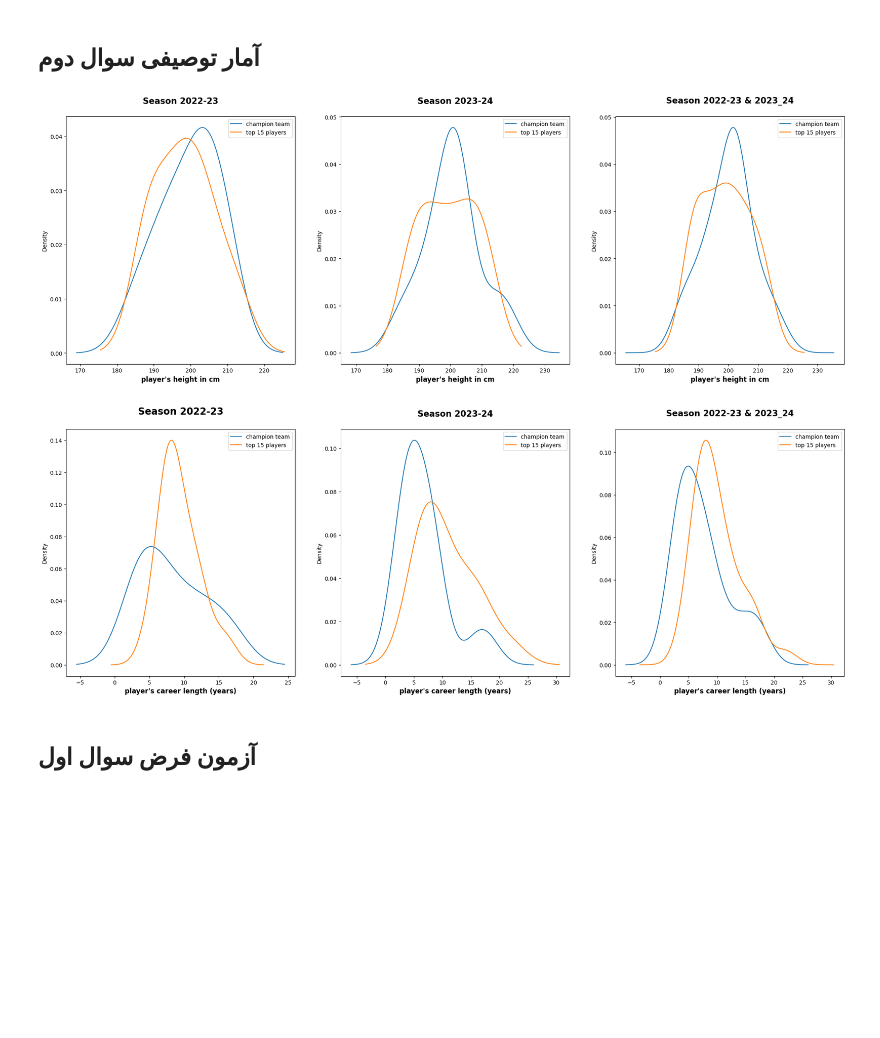
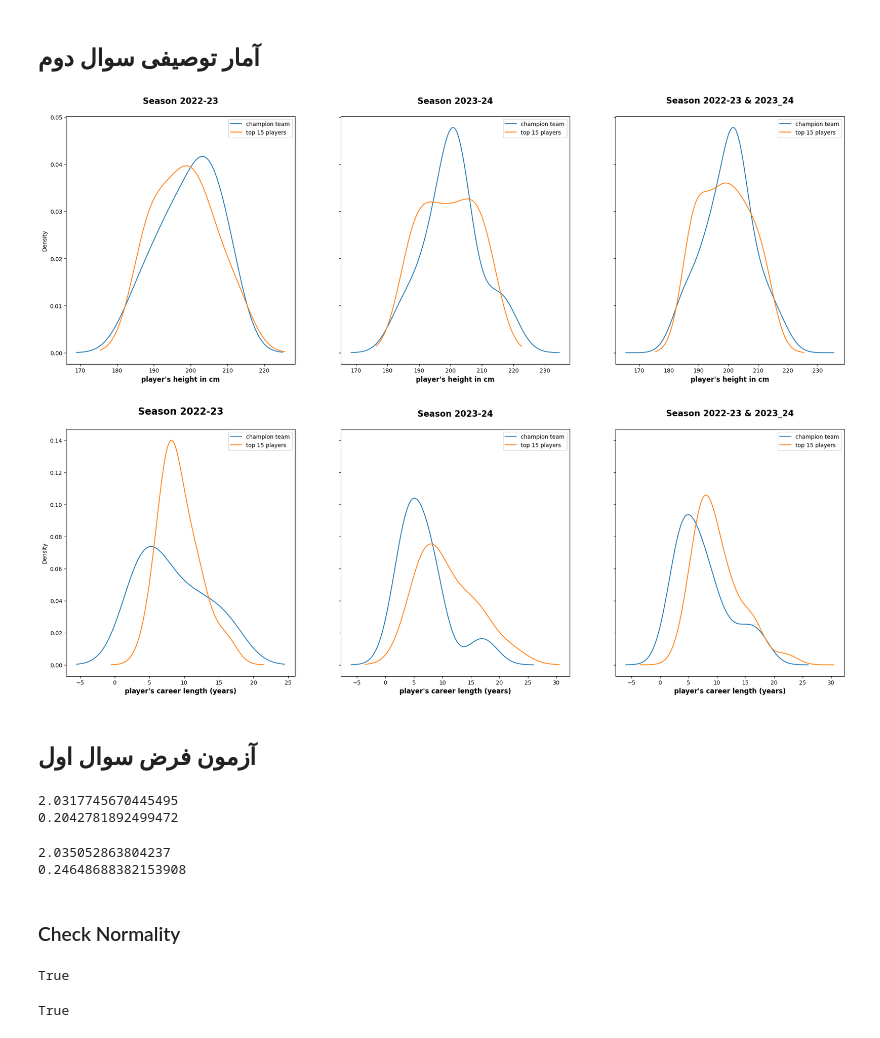
Before and after one commit to tajaddini/basketball-reference, a Jupyter notebook: notebooks/g1_sepideh.ipynb, the cells around one changed output. Drawn from its saved outputs; the diff is of its cells as text; code cells hidden in the pictures; blank space fills up the shorter version.

```diff
--- a/notebooks/g1_sepideh.ipynb
+++ b/notebooks/g1_sepideh.ipynb
@@ -65,7 +67,7 @@ top15_2023_24 = pd.read_sql('''
 top15_2022_24 = pd.concat([top15_2022_23, top15_2023_24], ignore_index=True)
 # top15_2022_24
 # %%
-fig, axes = plt.subplots(1, 3, figsize = (25,8))
+fig, axes = plt.subplots(1, 3, figsize = (25,8), sharey=True)
 
 champ2022_23['height'].plot(kind='kde', ax=axes[0], label='champion team')
 top15_2022_23['height'].plot(kind='kde',ax=axes[0], label='top 15 players')
@@ -89,35 +91,37 @@ axes[2].set_xlabel('player\'s height in cm', fontweight='bold', fontsize= 12)
 for ax in axes:
     ax.legend()
 # %% [output]
-[figure, old version]
+[figure, new version]
 # %%
-fig, axes = plt.subplots(1, 3, figsize = (25,8))
+
+fig, axes = plt.subplots(1, 3, figsize = (25,8), sharey=True)
 
 champ2022_23['career_length'].plot(kind='kde', ax=axes[0], label='champion team')
 top15_2022_23['career_length'].plot(kind='kde',ax=axes[0], label='top 15 players')
 
 champ2023_24['career_length'].plot(kind='kde', ax=axes[1], label='champion team')
 top15_2023_24['career_length'].plot(kind='kde',ax=axes[1], label='top 15 players')
 
 champ2022_24['career_length'].plot(kind='kde', ax=axes[2], label='champion team')
 top15_2022_24['career_length'].plot(kind='kde',ax=axes[2], label='top 15 players')
 
 
 
 axes[0].set_title('Season 2022-23\n', fontweight='bold', fontsize=17)
 axes[0].set_xlabel('player\'s career length (years)', fontweight='bold', fontsize= 12)
 axes[1].set_title('Season 2023-24\n', fontweight='bold', fontsize=15)
 axes[1].set_xlabel('player\'s career length (years)', fontweight='bold', fontsize= 12)
 axes[2].set_title('Season 2022-23 & 2023_24\n', fontweight='bold', fontsize=15)
 axes[2].set_xlabel('player\'s career length (years)', fontweight='bold', fontsize= 12)
 
 for ax in axes:
     ax.legend()
 # %% [output]
-[figure, old version]
+[figure, new version]
 # %% [markdown]
 ## آزمون فرض سوال اول
 # %%
+
 conn = sqlite3.connect('db/main.db')
 
 top20_2022_24 = pd.read_sql('''
@@ -129,7 +133,13 @@ top20_2022_24 = pd.read_sql('''
 
 top20_2022_24['height_to_weight'] = top20_2022_24['height'] / top20_2022_24['weight']
 # top20_2022_24
+print(top20_2022_24['height_to_weight'].mean())
+print(top20_2022_24['height_to_weight'].std())
+# %% [output]
+2.0317745670445495
+0.2042781892499472
 # %%
+
 conn = sqlite3.connect('db/main.db')
 
 top20_2020_22 = pd.read_sql('''
@@ -141,3 +151,10 @@ top20_2020_22 = pd.read_sql('''
 
 top20_2020_22['height_to_weight'] = top20_2020_22['height'] / top20_2020_22['weight']
 # top20_2020_22
+print(top20_2020_22['height_to_weight'].mean())
+print(top20_2020_22['height_to_weight'].std())
+# %% [output]
+2.035052863804237
+0.24648688382153908
+# %% [markdown]
+### Check Normality
@@ -143,0 +168,8 @@ top20_2020_22['height_to_weight'] = top20_2020_22['height'] / top20_2020_22['wei
+# %%
+check_normality(top20_2022_24['height_to_weight'])
+# %% [output]
+True
+# %%
+check_normality(top20_2020_22['height_to_weight'])
+# %% [output]
+True
```
Also changed, not shown: parts of 7 cells of this notebook.
